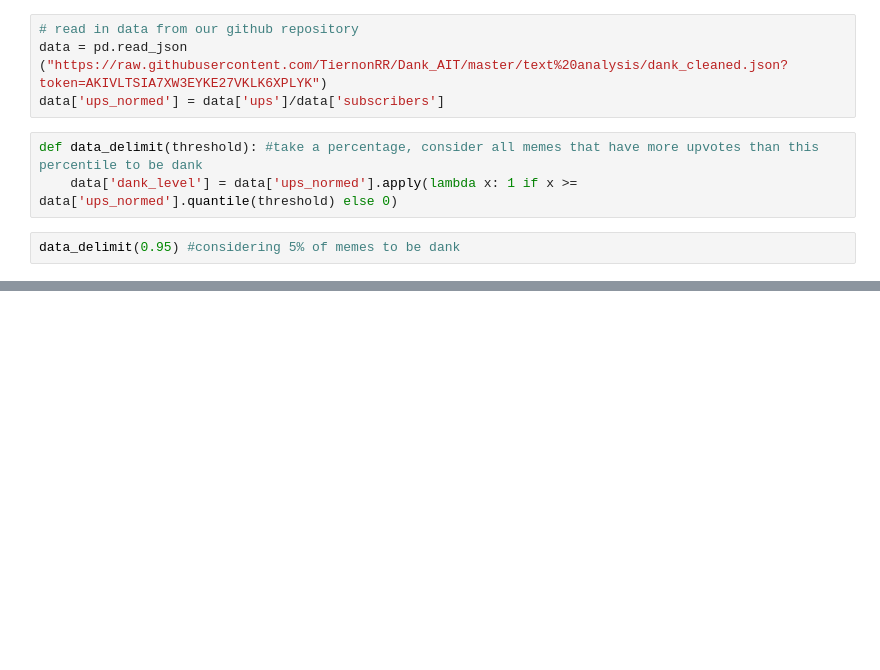
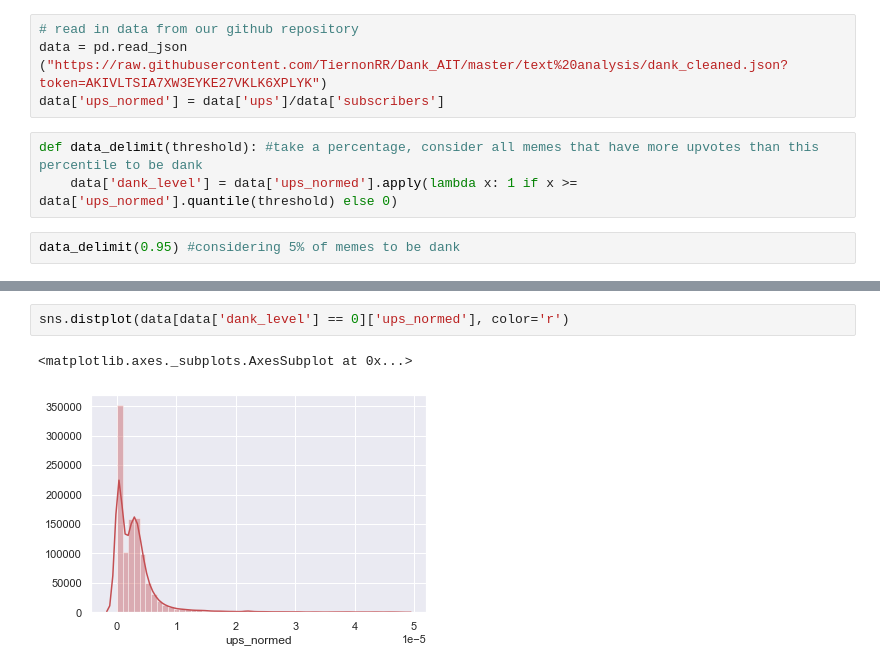
Before and after one commit to TiernonRR/Dank_AIT, a Jupyter notebook: cnn/images_downloader.ipynb, the cells around one changed output, grey strips where cells are left out. Drawn from its saved outputs; the diff is of its cells as text; blank space fills up the shorter version.

```diff
--- a/cnn/images_downloader.ipynb
+++ b/cnn/images_downloader.ipynb
@@ -25,0 +34,5 @@ data.head()
+# %%
+sns.distplot(data[data['dank_level'] == 0]['ups_normed'], color='r')
+# %% [output]
+<matplotlib.axes._subplots.AxesSubplot at 0x...>
+[figure, added]
```
Also changed, not shown: parts of 7 cells of this notebook.
